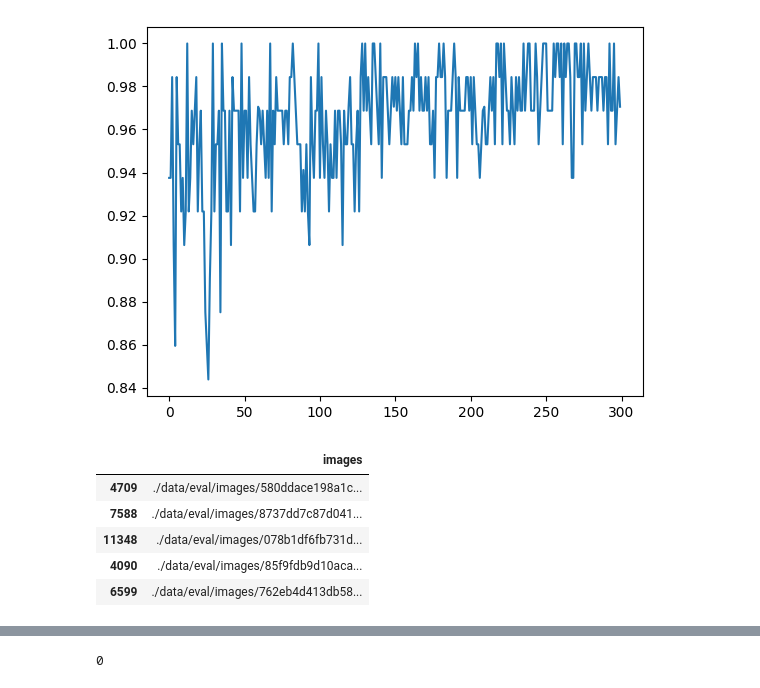
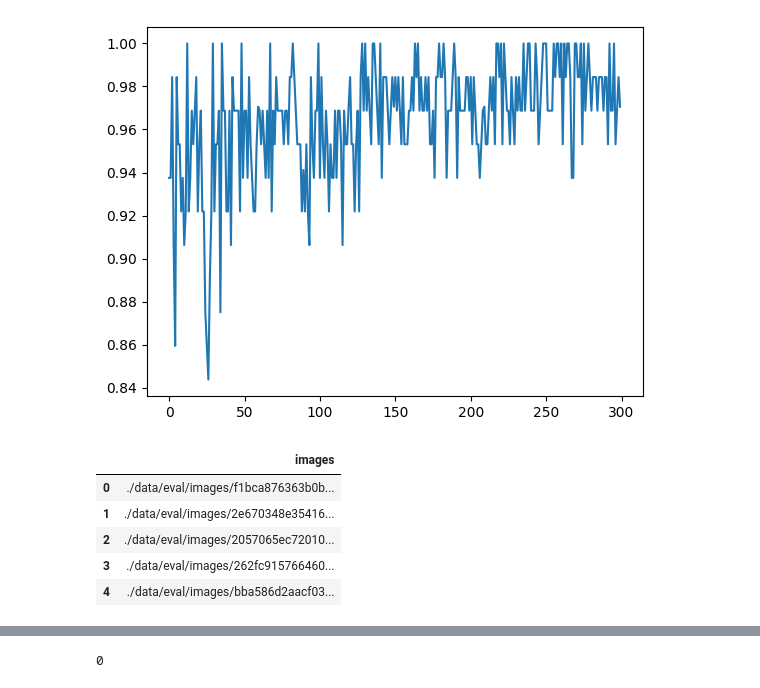
Before and after one commit to boostcampaitech4cv1/level1_imageclassification_cv-level1-cv-02, a Jupyter notebook: age_model.ipynb, the cells around one changed output, grey strips where cells are left out. Saved outputs shown, nothing was run; the diff lists cells and outputs as text; code cells hidden in the pictures.

```diff
--- a/age_model.ipynb
+++ b/age_model.ipynb
@@ -205,14 +205,14 @@ plt.show()
 [figure]
 # %%
 test_df = pd.read_csv(args.csv_path['test'])
-test_df.sample(5)
+test_df.head(5)
 # %% [output]
 |  | images |
-| 4709 | ./data/eval/images/580ddace198a1c... |
-| 7588 | ./data/eval/images/8737dd7c87d041... |
-| 11348 | ./data/eval/images/078b1df6fb731d... |
-| 4090 | ./data/eval/images/85f9fdb9d10aca... |
-| 6599 | ./data/eval/images/762eb4d413db58... |
+| 0 | ./data/eval/images/f1bca876363b0b... |
+| 1 | ./data/eval/images/2e670348e35416... |
+| 2 | ./data/eval/images/2057065ec72010... |
+| 3 | ./data/eval/images/262fc915766460... |
+| 4 | ./data/eval/images/bba586d2aacf03... |
 # %%
 # inference
 test_dataset = CustomDataset(args.root_path['test'],test_df.images.values,labels=None, transform=transform)
```
Also changed, not shown: parts of 3 cells of this notebook, 1 other file.
